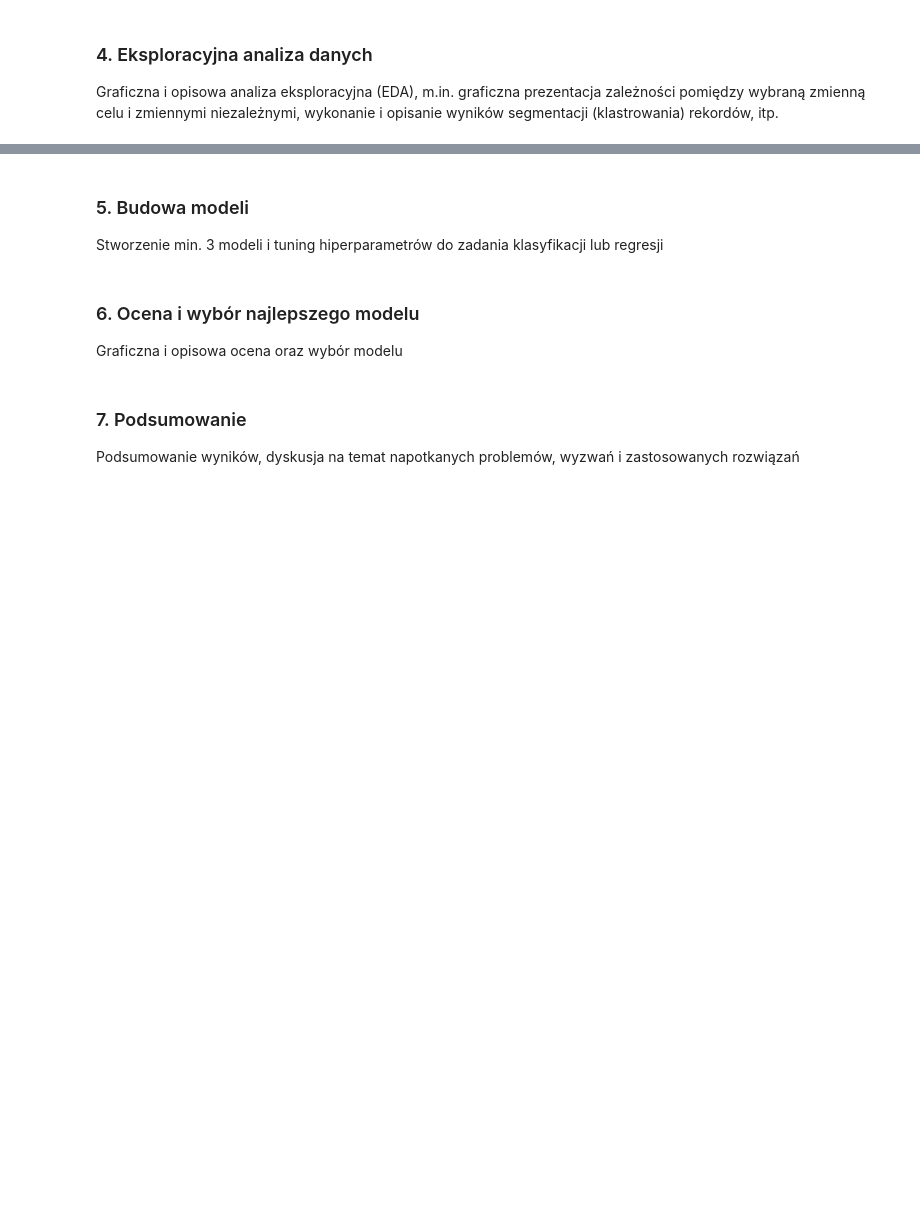
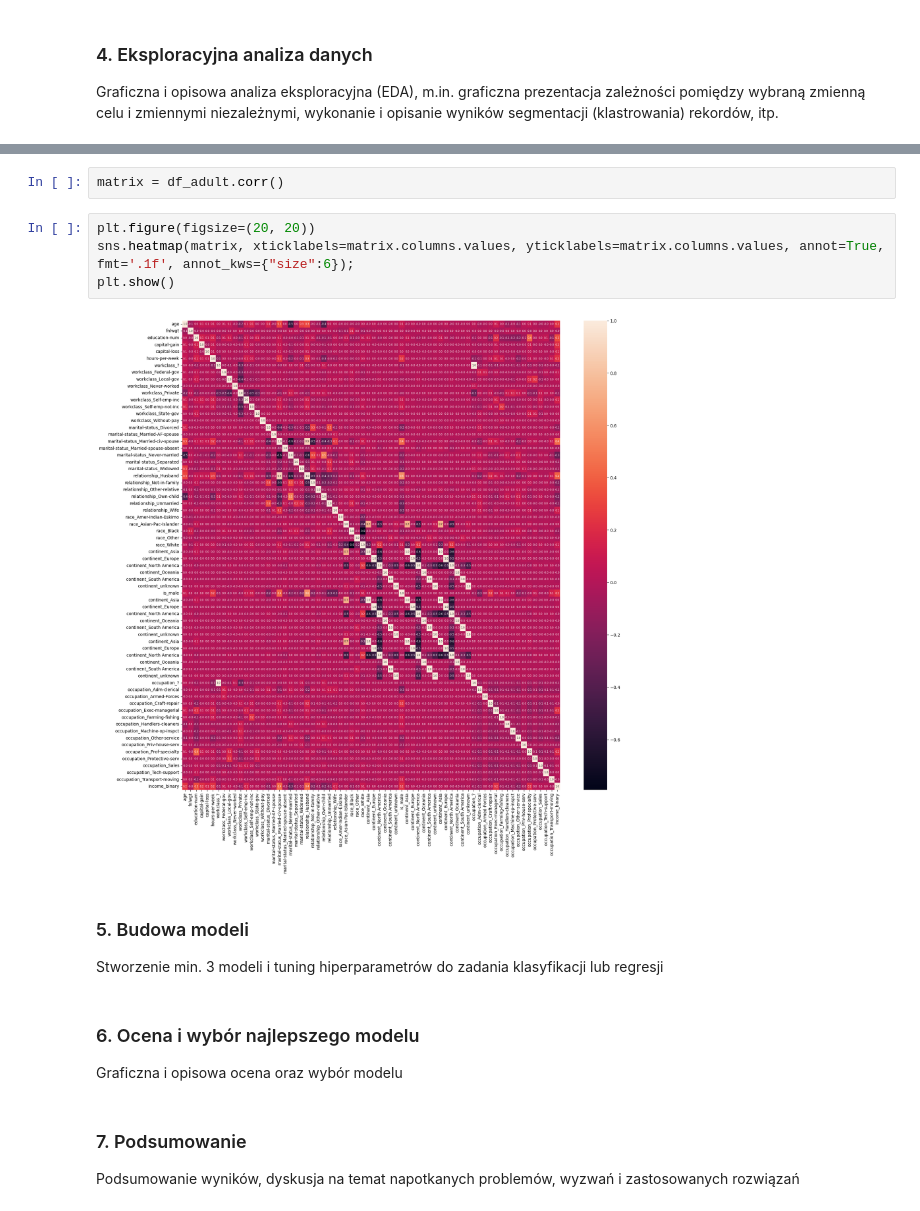
Before and after one commit to hoanganhlinh/SRD-projekt, a Jupyter notebook: adult-classification.ipynb, the cells around one changed output, grey strips where cells are left out. Cells and saved outputs as stored; diff of their text form; blank space fills up the shorter version.

```diff
--- a/adult-classification.ipynb
+++ b/adult-classification.ipynb
@@ -142,3 +441,11 @@ Graficzna i opisowa analiza eksploracyjna (EDA), m.in. graficzna prezentacja zal
+# %%
+matrix = df_adult.corr()
+# %%
+plt.figure(figsize=(20, 20))
+sns.heatmap(matrix, xticklabels=matrix.columns.values, yticklabels=matrix.columns.values, annot=True, fmt='.1f', annot_kws={"size":6});
+plt.show()
+# %% [output]
+[figure, added]
 # %% [markdown]
 ### 5. Budowa modeli
 Stworzenie min. 3 modeli i tuning hiperparametrów do zadania klasyfikacji lub regresji
```
Also changed, not shown: parts of 42 cells of this notebook.
